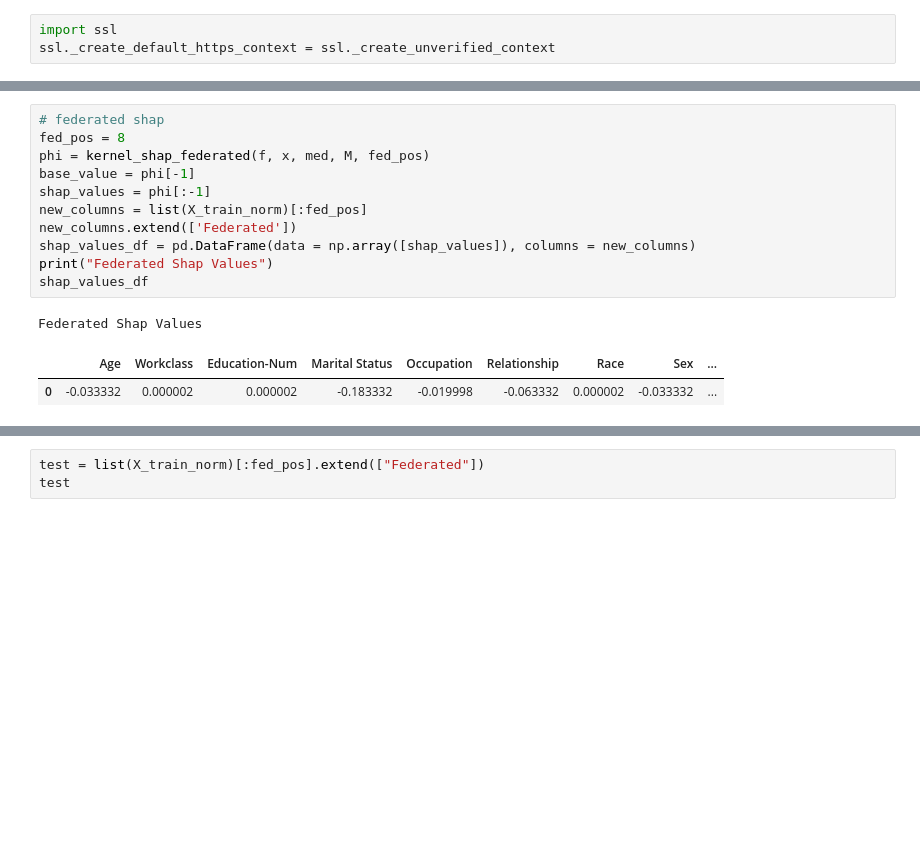
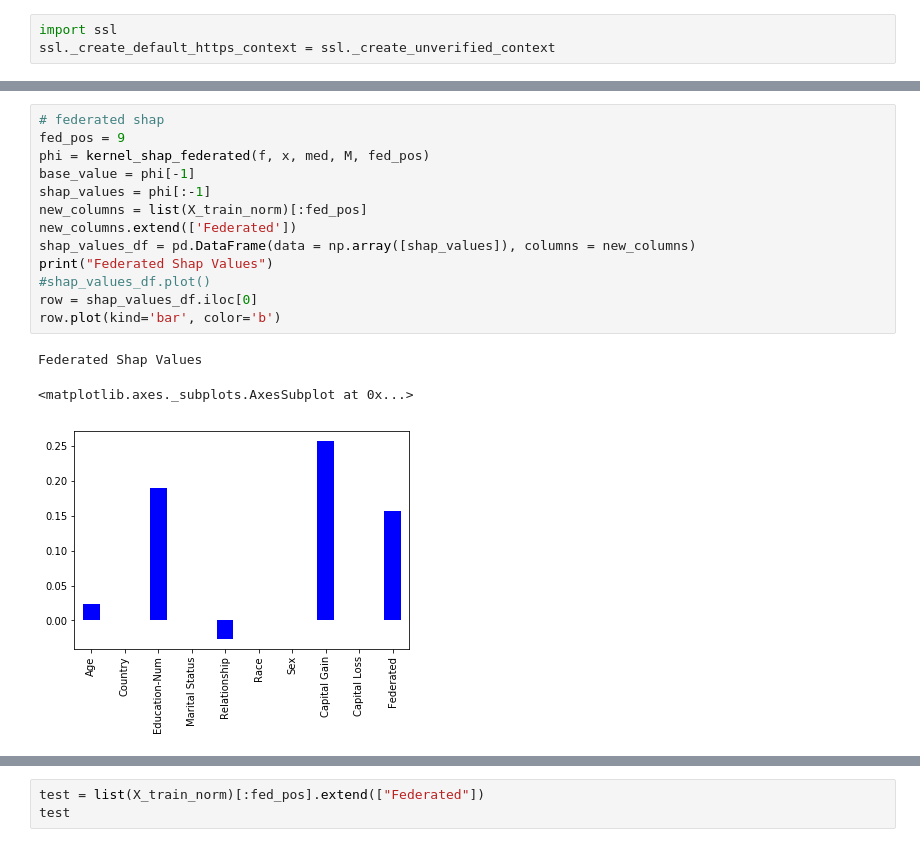
Before and after one commit to crownpku/federated_shap, a Jupyter notebook: federated_shap.ipynb, the cells around one changed output, grey strips where cells are left out. Saved outputs shown, nothing was run; the diff lists cells and outputs as text; blank space fills up the shorter version.

```diff
--- a/federated_shap.ipynb
+++ b/federated_shap.ipynb
@@ -212,15 +221,17 @@ Shap Values
 # %%
 # federated shap
-fed_pos = 8
+fed_pos = 9
 phi = kernel_shap_federated(f, x, med, M, fed_pos)
 base_value = phi[-1]
 shap_values = phi[:-1]
 new_columns = list(X_train_norm)[:fed_pos]
 new_columns.extend(['Federated'])
 shap_values_df = pd.DataFrame(data = np.array([shap_values]), columns = new_columns)
 print("Federated Shap Values")
-shap_values_df
+#shap_values_df.plot()
+row = shap_values_df.iloc[0]
+row.plot(kind='bar', color='b')
 # %% [output]
 Federated Shap Values
-|  | Age | Workclass | Education-Num | Marital Status | Occupation | Relationship | Race | Sex | ... |
-| 0 | -0.033332 | 0.000002 | 0.000002 | -0.183332 | -0.019998 | -0.063332 | 0.000002 | -0.033332 | ... |
+<matplotlib.axes._subplots.AxesSubplot at 0x...>
+[figure, added]
```
Also changed, not shown: parts of 8 cells of this notebook.
